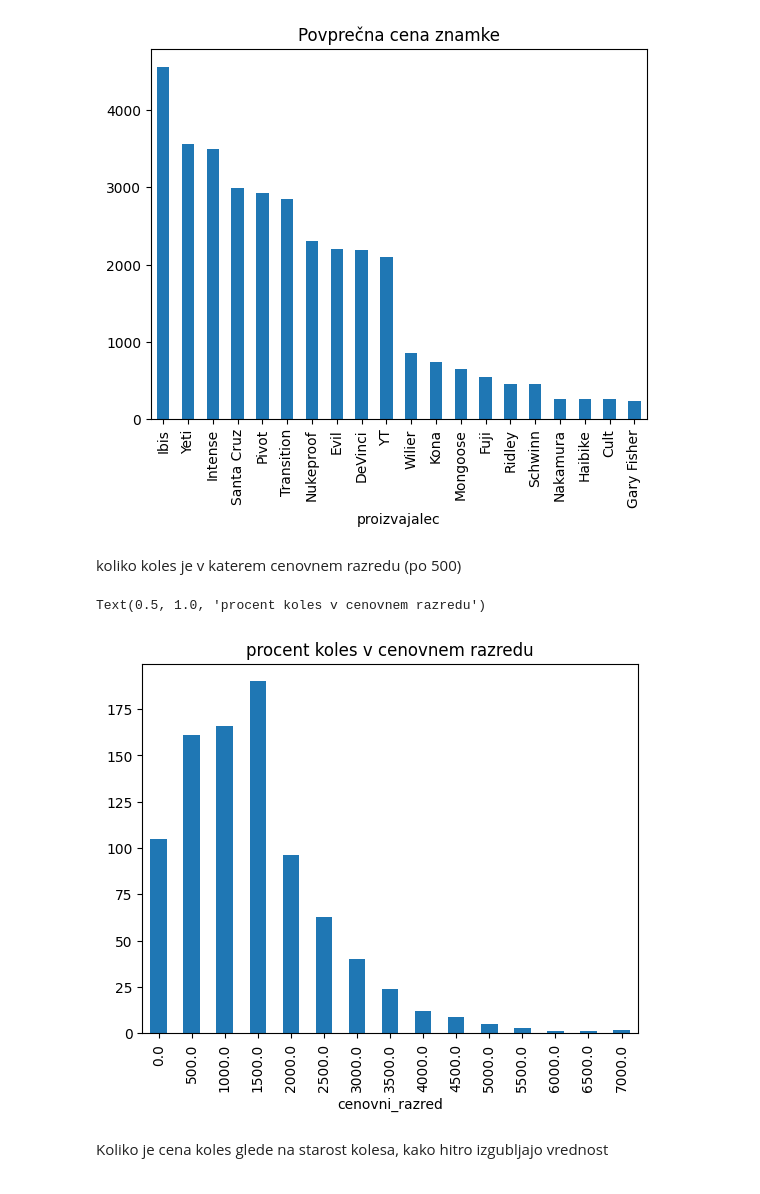
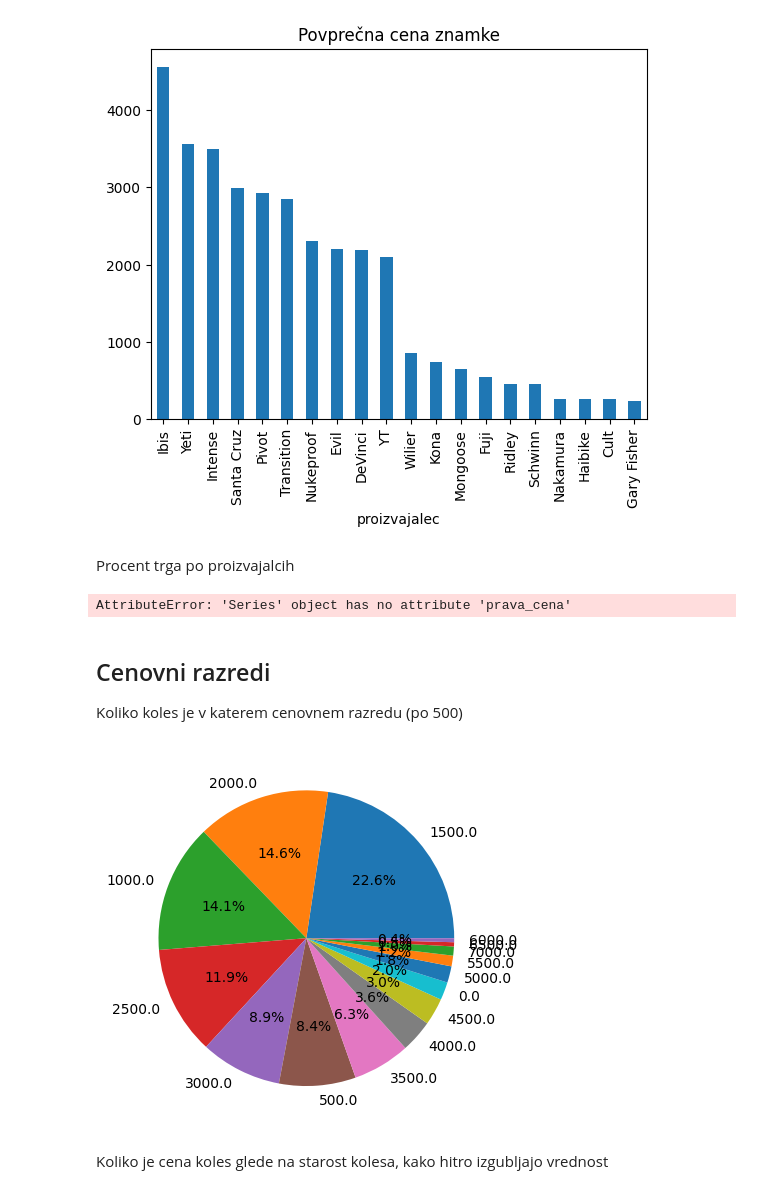
Before and after one commit to ambrovo/UVP-projektna, a Jupyter notebook: analiza.ipynb, the cells around one changed output. Saved outputs shown, nothing was run; the diff lists cells and outputs as text; code cells hidden in the pictures.

```diff
--- a/analiza.ipynb
+++ b/analiza.ipynb
@@ -95,17 +124,26 @@ ax.set_title("Povprečna cena znamke")
 # %% [output]
 Text(0.5, 1.0, 'Povprečna cena znamke')
 [figure]
+# %% [markdown]
+Procent trga po proizvajalcih
+# %%
+vsota_po_kategoriji = kolesa_po_proizvajalcih.prava_cena.sum().sort_values(ascending=False)
+ax = vsota_po_kategoriji.plot(kind="pie", autopct='%.1f%%')
+ax.set_ylabel("")
+ax.set_title("procent trga")
+# %% [output]
+AttributeError: 'Series' object has no attribute 'prava_cena'
 # %% [markdown]
-koliko koles je v katerem cenovnem razredu (po 500)
+## Cenovni razredi
+Koliko koles je v katerem cenovnem razredu (po 500)
 # %%
 vsi_podatki["cenovni_razred"] = (vsi_podatki["prava_cena"]//500)*500
 kolesa_po_razredih = vsi_podatki.groupby("cenovni_razred")
 kolicina = kolesa_po_razredih.size()
-ax = kolicina.plot(kind="bar")
-ax.set_title("procent koles v cenovnem razredu")
+vsota_po_kategoriji = kolesa_po_razredih.prava_cena.sum().sort_values(ascending=False)
+ax = vsota_po_kategoriji.plot(kind="pie", autopct='%.1f%%').set_ylabel("")
 # %% [output]
-Text(0.5, 1.0, 'procent koles v cenovnem razredu')
-[figure, old version]
+[figure, new version]
 # %% [markdown]
 Koliko je cena koles glede na starost kolesa, kako hitro izgubljajo vrednost
 # %%
```
Also changed, not shown: parts of 15 cells of this notebook.
